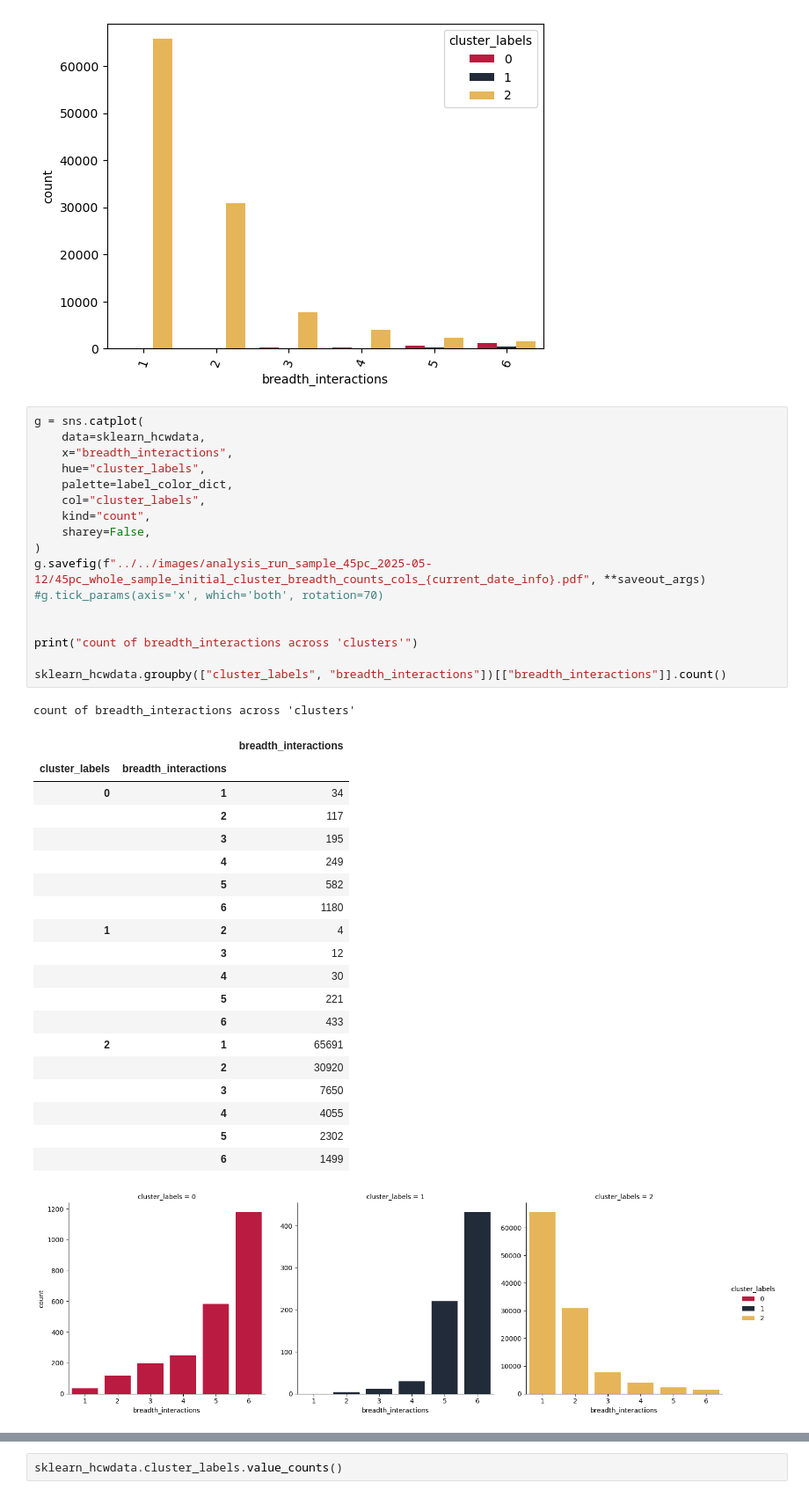
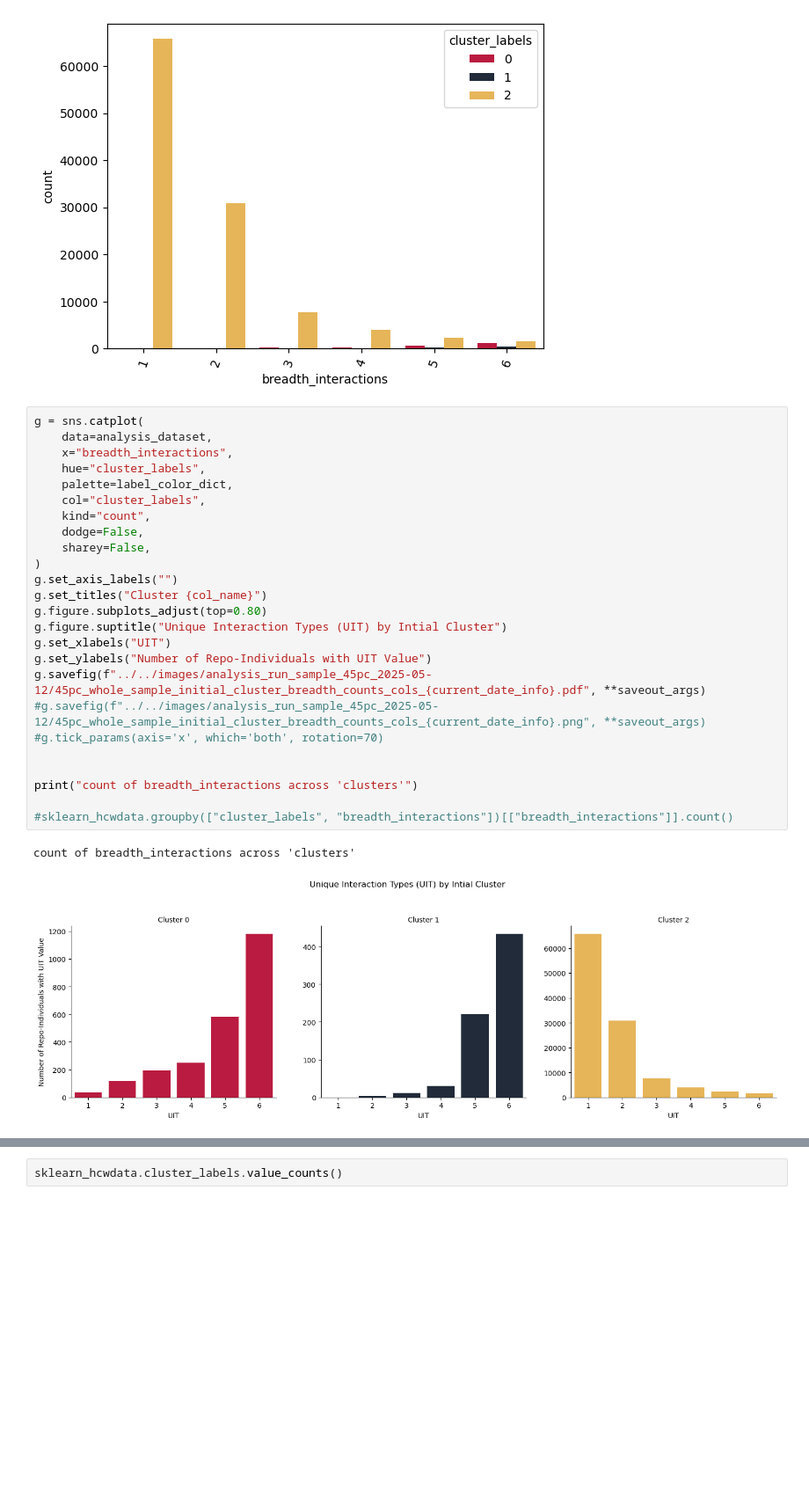
Before and after one commit to FlicAnderson/RSE-personas, a Jupyter notebook: githubanalysis/notebooks/SAMPLE-45pc_2025-05-12.ipynb, the cells around one changed output, grey strips where cells are left out. Shown at 88% size. Cells and saved outputs as stored; diff of their text form; blank space fills up the shorter version.

```diff
--- a/githubanalysis/notebooks/SAMPLE-45pc_2025-05-12.ipynb
+++ b/githubanalysis/notebooks/SAMPLE-45pc_2025-05-12.ipynb
@@ -2444,40 +2445,29 @@ count of breadth_interactions across 'clusters'
 [figure]
 # %%
 g = sns.catplot(
-    data=sklearn_hcwdata,
+    data=analysis_dataset,
     x="breadth_interactions",
     hue="cluster_labels",
     palette=label_color_dict,
     col="cluster_labels",
     kind="count",
+    dodge=False,
     sharey=False,
 )
+g.set_axis_labels("")
+g.set_titles("Cluster {col_name}")
+g.figure.subplots_adjust(top=0.80)
+g.figure.suptitle("Unique Interaction Types (UIT) by Intial Cluster")
+g.set_xlabels("UIT")
+g.set_ylabels("Number of Repo-Individuals with UIT Value")
 g.savefig(f"../../images/analysis_run_sample_45pc_2025-05-12/45pc_whole_sample_initial_cluster_breadth_counts_cols_{current_date_info}.pdf", **saveout_args)
+#g.savefig(f"../../images/analysis_run_sample_45pc_2025-05-12/45pc_whole_sample_initial_cluster_breadth_counts_cols_{current_date_info}.png", **saveout_args)
 #g.tick_params(axis='x', which='both', rotation=70)
 
 
 print("count of breadth_interactions across 'clusters'")
 
-sklearn_hcwdata.groupby(["cluster_labels", "breadth_interactions"])[["breadth_interactions"]].count()
+#sklearn_hcwdata.groupby(["cluster_labels", "breadth_interactions"])[["breadth_interactions"]].count()
 # %% [output]
 count of breadth_interactions across 'clusters'
-|  |  | breadth_interactions |
-| cluster_labels | breadth_interactions |  |
-| 0 | 1 | 34 |
-|  | 2 | 117 |
-|  | 3 | 195 |
-|  | 4 | 249 |
-|  | 5 | 582 |
-|  | 6 | 1180 |
-| 1 | 2 | 4 |
-|  | 3 | 12 |
-|  | 4 | 30 |
-|  | 5 | 221 |
-|  | 6 | 433 |
-| 2 | 1 | 65691 |
-|  | 2 | 30920 |
-|  | 3 | 7650 |
-|  | 4 | 4055 |
-|  | 5 | 2302 |
-|  | 6 | 1499 |
-[figure, old version]
+[figure, new version]
```
Also changed, not shown: parts of 3 cells of this notebook, 3 other files.
